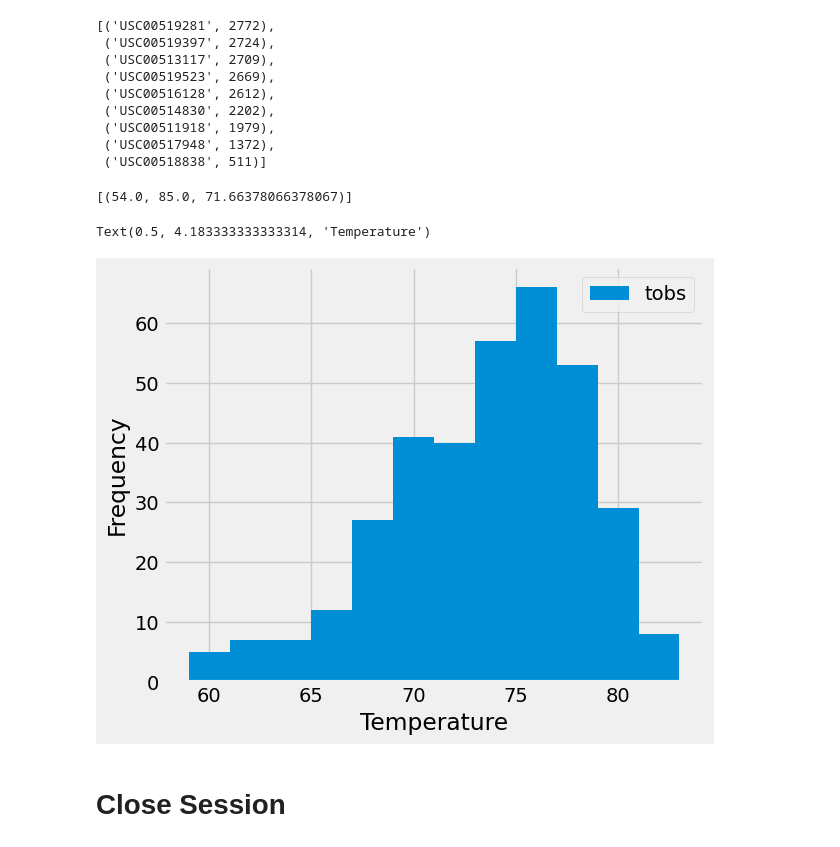
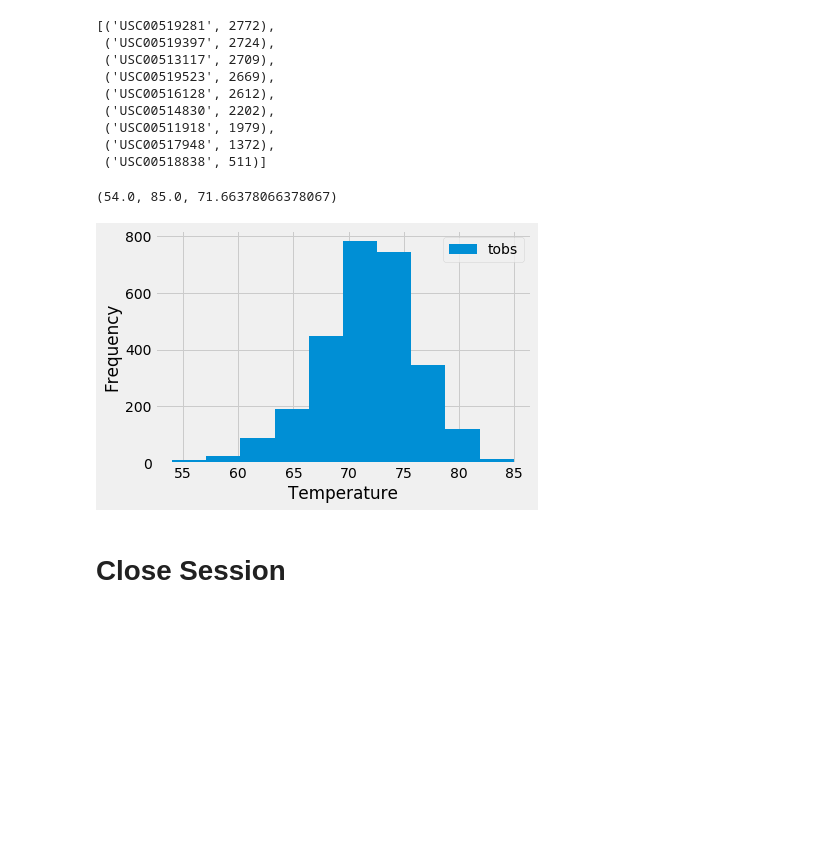
Before and after one commit to kottonxie/sqlalchemy-challenge, a Jupyter notebook: climate_starter.ipynb, the cells around one changed output. Cells and saved outputs as stored; diff of their text form; code cells hidden in the pictures; blank space fills up the shorter version.

```diff
--- a/climate_starter.ipynb
+++ b/climate_starter.ipynb
@@ -106,7 +96,9 @@ AttributeError: 'int' object has no attribute 'group_by'
 # %%
 # Design a query to find the most active stations (i.e. which stations have the most rows?)
 # List the stations and their counts in descending order.
-active_results
+active_results = engine.execute("SELECT station, count(station) FROM measurement GROUP BY station ORDER BY count(station) DESC LIMIT 10")
+for record in active_results:
+    print(record)
 # %% [output]
 [('USC00519281', 2772),
  ('USC00519397', 2724),
@@ -119,20 +111,27 @@ active_results
  ('USC00518838', 511)]
 # %%
 # Using the most active station id from the previous query, calculate the lowest, highest, and average temperature.
-active_results2 = session.query(measurement.prcp, measurement.date).filter(measurement.date >= last_year).all()
+active_results2 = engine.execute("SELECT min(tobs), max(tobs), avg(tobs) FROM measurement WHERE station IS 'USC00519281' GROUP BY station LIMIT 10")
+for record in active_results2:
+    print(record)
 # %% [output]
-[(54.0, 85.0, 71.66378066378067)]
+(54.0, 85.0, 71.66378066378067)
 # %%
 # Using the most active station id
 # Query the last 12 months of temperature observation data for this station and plot the results as a histogram
-df = pd.DataFrame(may_averages, columns=['stock', 'open_avg', 'high_avg', 'low_avg', 'close_avg'])
-df.set_index('stock', inplace=True)
-df.plot.bar()
-plt.tight_layout()
-plt.show()
+active_results3 = engine.execute("SELECT tobs, prcp FROM measurement WHERE station IS 'USC00519281'")
+for record in active_results2:
+    print(record)
+
+df2 = pd.DataFrame(active_results3, columns=['tobs', 'prcp'])
+# df2 = df2.sort_values("date")
+
+df2.plot.hist(x="prcp", y="tobs")
+plt.xlabel("Temperature")
+plt.ylabel("Frequency")
+plt.figsize=(10, 6)
 # %% [output]
-Text(0.5, 4.183333333333314, 'Temperature')
-[figure, old version]
+[figure, new version]
 # %% [markdown]
 # Close Session
 # %%
```
Also changed, not shown: parts of 1 cell of this notebook.
